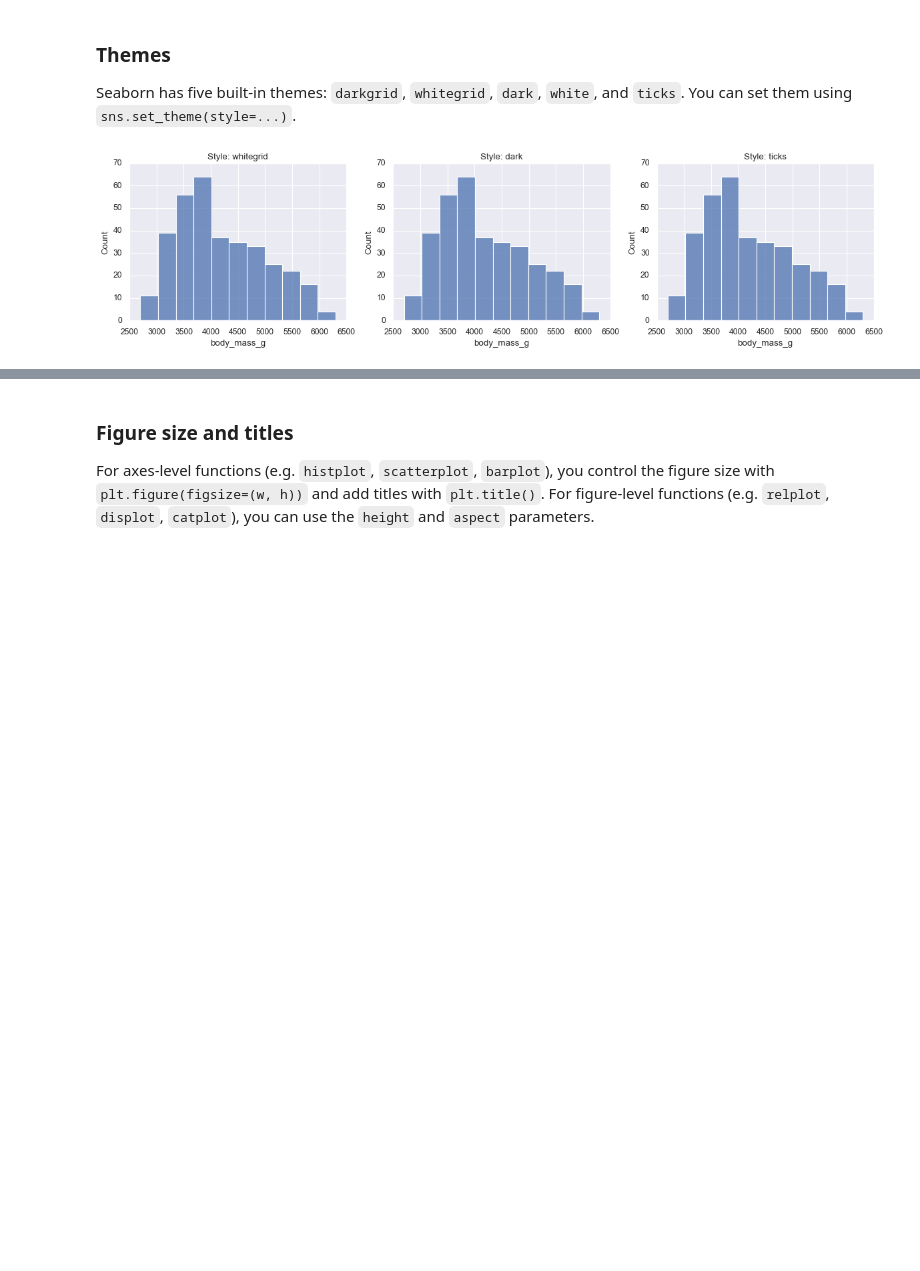
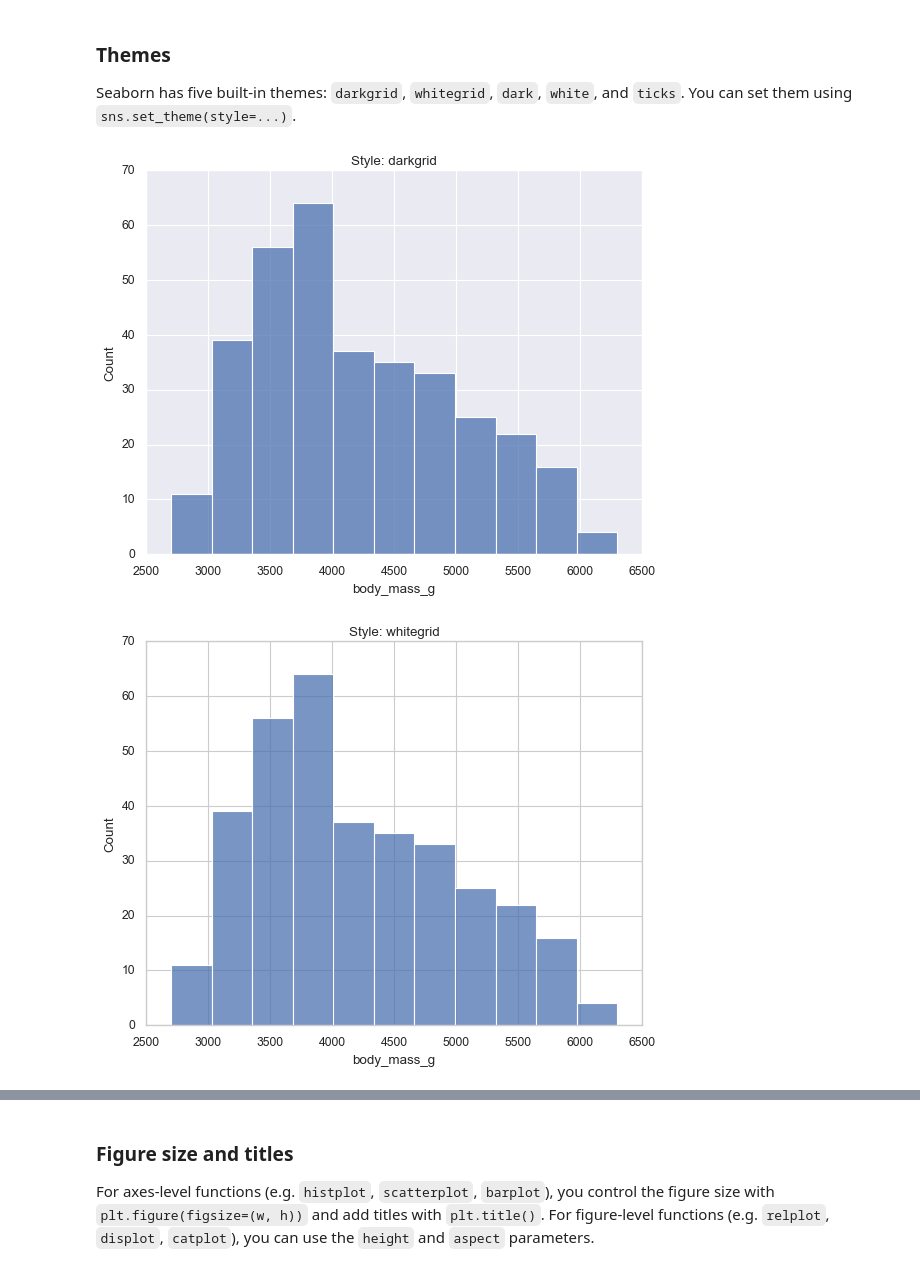
Before and after one commit to sippohippo/PythonForBusinessInt2026, a Jupyter notebook: notebooks/L5_1_seaborn.ipynb, the cells around one changed output, grey strips where cells are left out. Saved outputs shown, nothing was run; the diff lists cells and outputs as text; code cells hidden in the pictures; blank space fills up the shorter version.

```diff
--- a/notebooks/L5_1_seaborn.ipynb
+++ b/notebooks/L5_1_seaborn.ipynb
@@ -258,13 +258,30 @@ Seaborn provides several ways to customize the look of your plots.
 
 Seaborn has five built-in themes: ``darkgrid``, ``whitegrid``, ``dark``, ``white``, and ``ticks``. You can set them using ``sns.set_theme(style=...)``.
 # %%
-fig, axes = plt.subplots(1, 3, figsize=(15, 4))
+sns.set_style('darkgrid')
+sns.histplot(data=penguins, x='body_mass_g')
+plt.title('Style: darkgrid')
+plt.show()
 
-for ax, style in zip(axes, ['whitegrid', 'dark', 'ticks']):
-    with sns.axes_style(style):
-        sns.histplot(data=penguins, x='body_mass_g', ax=ax)
-        ax.set_title(f'Style: {style}')
+sns.set_style('whitegrid')
+sns.histplot(data=penguins, x='body_mass_g')
+plt.title('Style: whitegrid')
+plt.show()
 
-plt.tight_layout();
+sns.set_style('dark')
+sns.histplot(data=penguins, x='body_mass_g')
+plt.title('Style: dark')
+plt.show()
+
+sns.set_style('white')
+sns.histplot(data=penguins, x='body_mass_g')
+plt.title('Style: white')
+plt.show()
+
+sns.set_style('ticks')
+sns.histplot(data=penguins, x='body_mass_g')
+plt.title('Style: ticks')
+plt.show()
 # %% [output]
-[figure, old version]
+[figure, new version]
+[figure, added]
```
Also changed, not shown: parts of 1 cell of this notebook.
